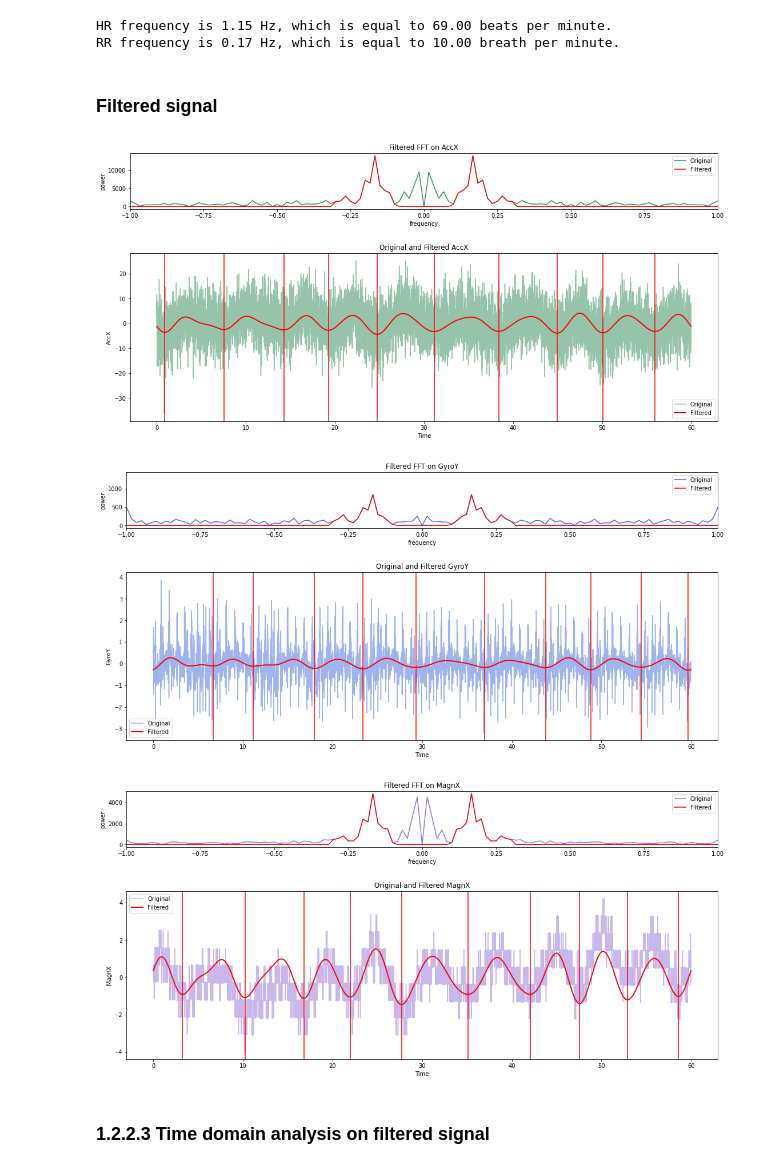
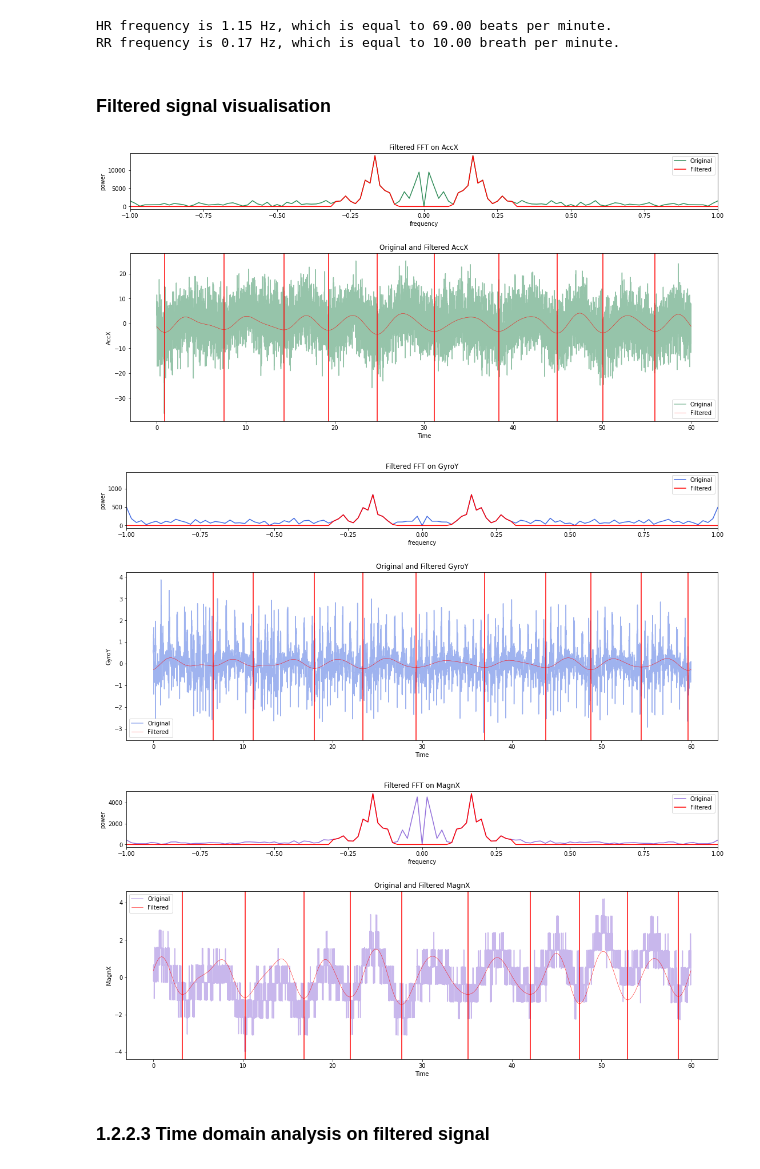
Before and after one commit to Mohsen-Kordi/ProjectRESP, a Jupyter notebook: Project.ipynb, the cells around one changed output. Cells and saved outputs as stored; diff of their text form; code cells hidden in the pictures.

```diff
--- a/Project.ipynb
+++ b/Project.ipynb
@@ -389,11 +389,11 @@ print(f'RR frequency is {RR:.2f} Hz, which is equal to {RR*60:.2f} breath per mi
 HR frequency is 1.15 Hz, which is equal to 69.00 beats per minute.
 RR frequency is 0.17 Hz, which is equal to 10.00 breath per minute.
 # %% [markdown]
-### Filtered signal
+### Filtered signal visualisation
 # %%
 rr_int = [0.1, 0.3]
 
-def fft(sig_name):
+def fft_calc(sig_name):
     # The FFT of the signal
     sig = df2[sig_name].to_numpy()
     sig -= np.mean(sig)
@@ -412,41 +412,41 @@ for label in fft_y_label:
 
     fig, (ax1, ax2) = plt.subplots(2, 1, figsize = (16, 8), gridspec_kw={'height_ratios': [1, 3]})
 
-    sig_fft, power, sample_freq = fft(label)
+    sig_fft, power, sample_freq = fft_calc(label)
     filter_fft = np.where((np.abs(sample_freq)<rr_int[0]) | (np.abs(sample_freq) >rr_int[1]))
     sig_fft[filter_fft] = 0
 
     df_fft = pd.DataFrame(list(zip(sample_freq, power, np.abs(sig_fft))), columns = ['sample_freq', 'power', 'filtered_fft'])
     df_fft = df_fft.sort_values(by=['sample_freq', 'power', 'filtered_fft'])
 
     ax1.plot(df_fft['sample_freq'],df_fft['power'],color=color[fft_y_label.index(label)*3],label='Original')
     ax1.plot(df_fft['sample_freq'],df_fft['filtered_fft'],color='r',label='Filtered')
     ax1.set_xlim(-1,1)
     ax1.set(xlabel="frequency", ylabel="power",title="Filtered FFT on " + label)
 
     ax1.legend()
 
     filtered_sig = fftpack.ifft(sig_fft)
     filtered_sig = np.real(filtered_sig)
 
     ax2.plot(x, df2[label], alpha=0.5, color=color[fft_y_label.index(label)*3], label='Original')
-    ax2.plot(x, filtered_sig, linewidth=2, color='r', label='Filtered')
+    ax2.plot(x, filtered_sig, linewidth=0.5, color='r', label='Filtered')
 
     ## Min of the filtered signal
     minima = signal.argrelextrema(filtered_sig, np.less, order = 500)
     for i in minima[0]:
         plt.axvline(x[i], color = 'r')
 
     ax2.set_xlabel('Time')
     ax2.set_ylabel(label)
     ax2.set_title('Original and Filtered ' + label)
     ax2.legend()
     plt.tight_layout(pad=3.0)
     plt.show()
 # %% [output]
-[figure, old version]
+[figure, new version]
-[figure, old version]
+[figure, new version]
-[figure, old version]
+[figure, new version]
 # %% [markdown]
 ### 1.2.2.3 Time domain analysis on filtered signal
 # %% [markdown]
```
Also changed, not shown: parts of 18 cells of this notebook, 1 other file.
